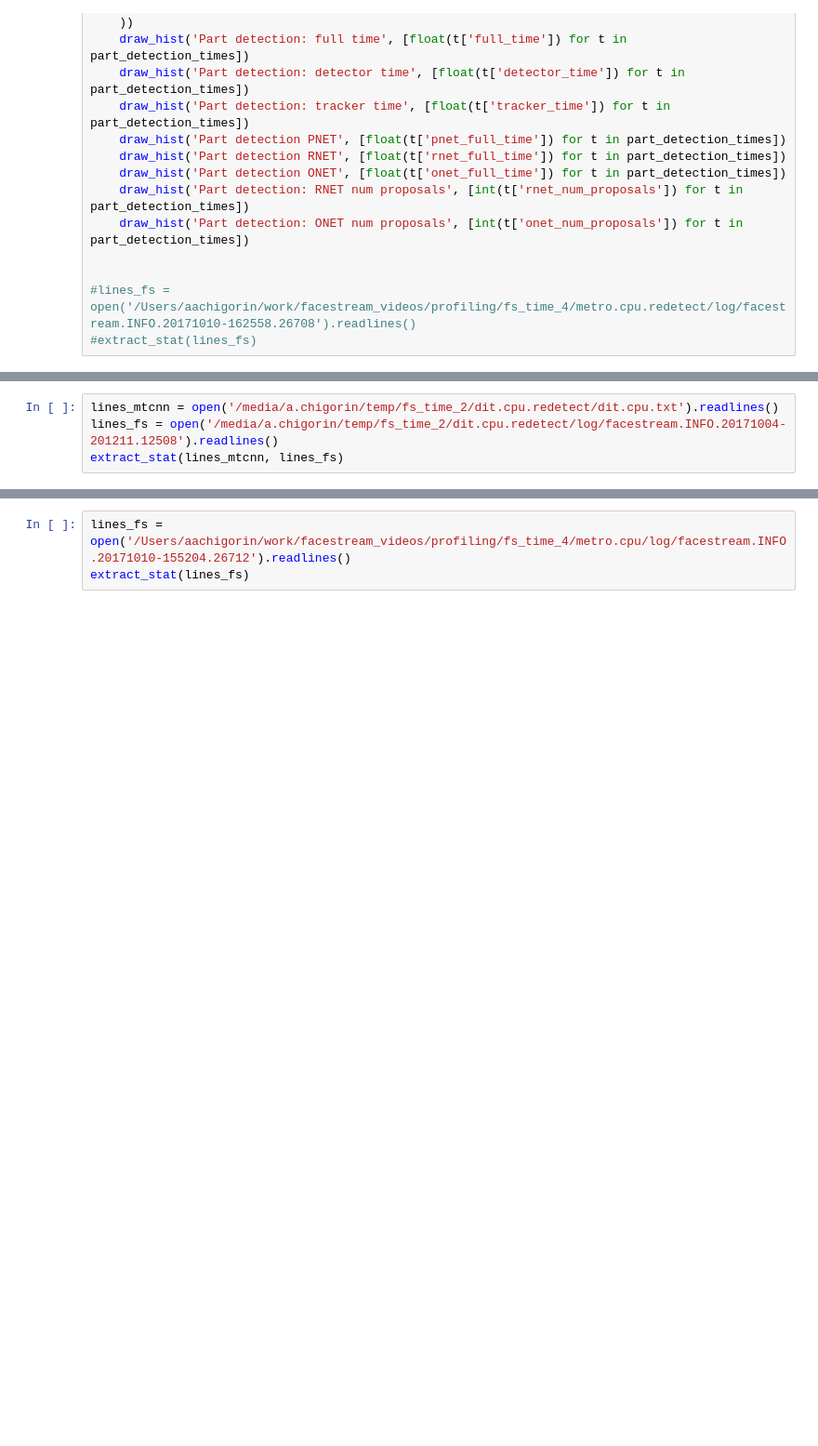
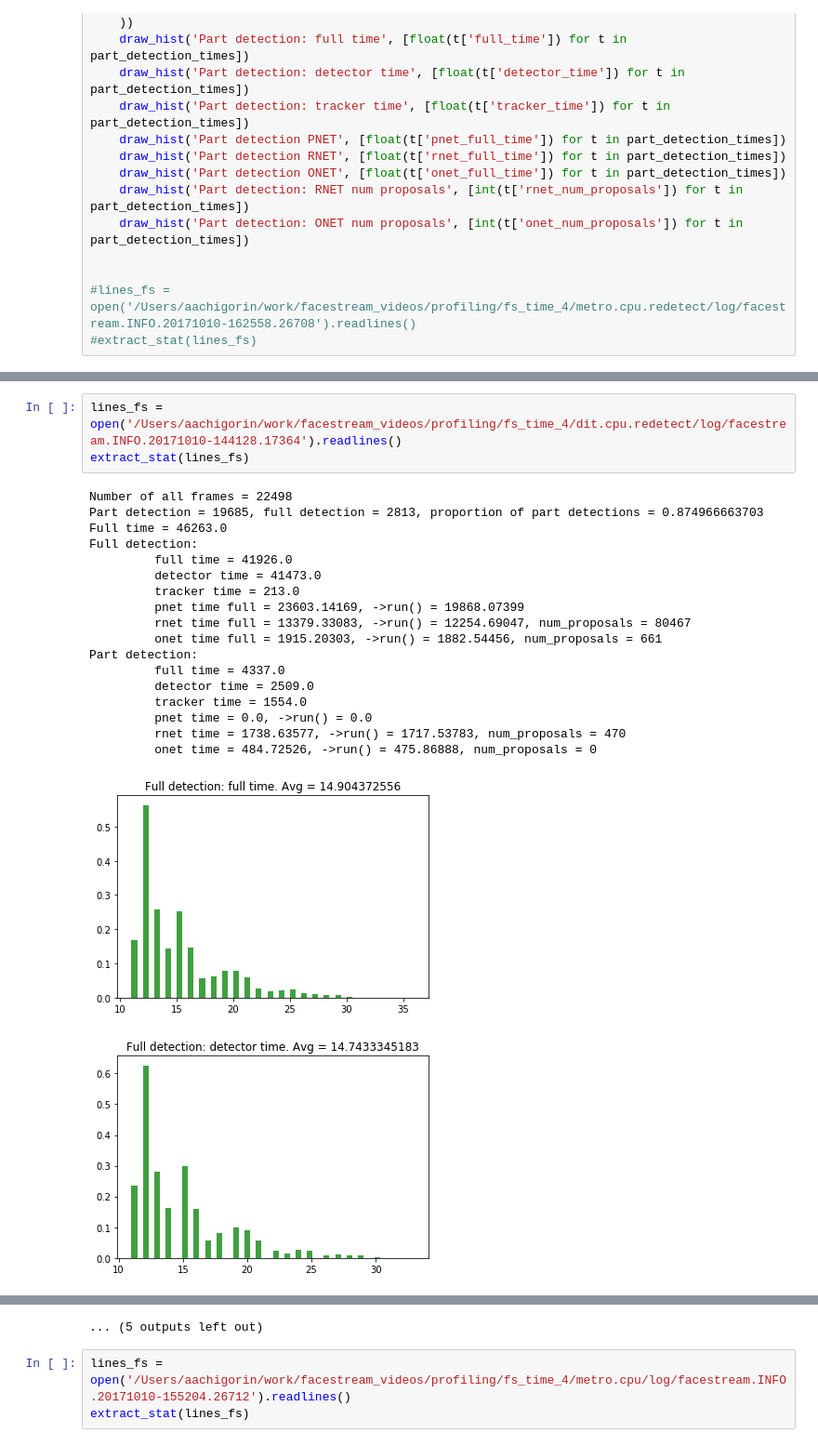
Before and after one commit to aachigorin/notebooks, a Jupyter notebook: facestream_profiling_stat.ipynb, the cells around one changed output, grey strips where cells are left out. Shown at 93% size. Cells and saved outputs as stored; diff of their text form; blank space fills up the shorter version.

```diff
--- a/facestream_profiling_stat.ipynb
+++ b/facestream_profiling_stat.ipynb
@@ -292,4 +322,23 @@ extract_stat(lines_fs)
-# %%
-lines_mtcnn = open('/media/a.chigorin/temp/fs_time_2/dit.cpu.redetect/dit.cpu.txt').readlines()
-lines_fs = open('/media/a.chigorin/temp/fs_time_2/dit.cpu.redetect/log/facestream.INFO.20171004-201211.12508').readlines()
-extract_stat(lines_mtcnn, lines_fs)
+# %%
+lines_fs = open('/Users/aachigorin/work/facestream_videos/profiling/fs_time_4/dit.cpu.redetect/log/facestream.INFO.20171010-144128.17364').readlines()
+extract_stat(lines_fs)
+# %% [output]
+Number of all frames = 22498
+Part detection = 19685, full detection = 2813, proportion of part detections = 0.874966663703
+Full time = 46263.0
+Full detection:
+         full time = 41926.0
+         detector time = 41473.0
+         tracker time = 213.0
+         pnet time full = 23603.14169, ->run() = 19868.07399
+         rnet time full = 13379.33083, ->run() = 12254.69047, num_proposals = 80467
+         onet time full = 1915.20303, ->run() = 1882.54456, num_proposals = 661
+Part detection:
+         full time = 4337.0
+         detector time = 2509.0
+         tracker time = 1554.0
+         pnet time = 0.0, ->run() = 0.0
+         rnet time = 1738.63577, ->run() = 1717.53783, num_proposals = 470
+         onet time = 484.72526, ->run() = 475.86888, num_proposals = 0
+[figure, added]
+[figure, added]
@@ -296,3 +354,4 @@ extract_stat(lines_mtcnn, lines_fs)
+... (5 outputs left out)
 # %%
 lines_fs = open('/Users/aachigorin/work/facestream_videos/profiling/fs_time_4/metro.cpu/log/facestream.INFO.20171010-155204.26712').readlines()
 extract_stat(lines_fs)
```
Also changed, not shown: parts of 2 cells of this notebook.
